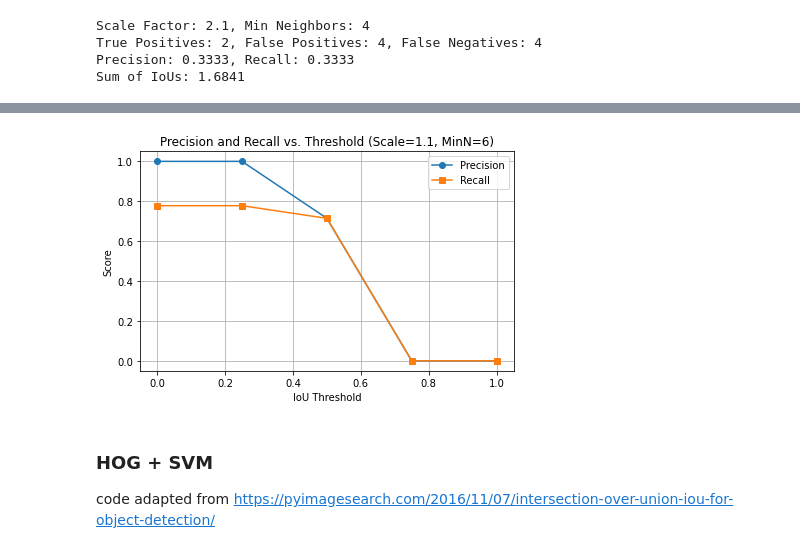
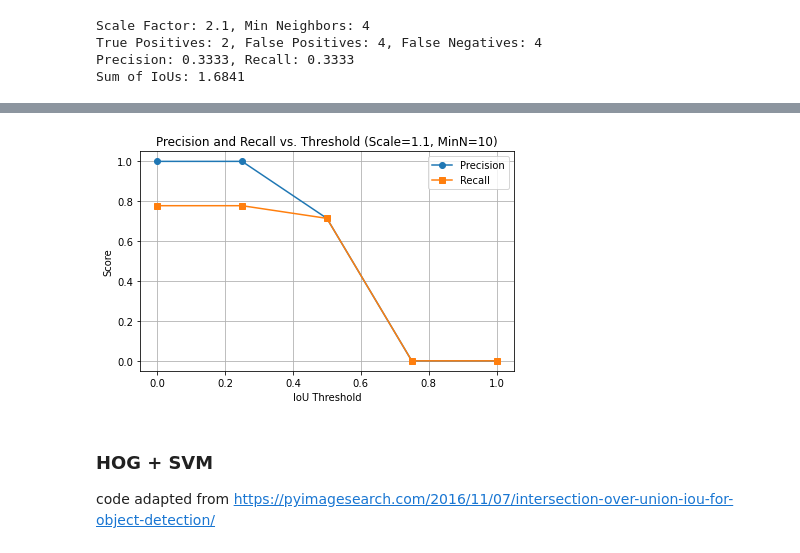
Before and after one commit to suxxmjz/encm-509-final-project, a Jupyter notebook: face_detection.ipynb, the cells around one changed output, grey strips where cells are left out. Cells and saved outputs as stored; diff of their text form; code cells hidden in the pictures.

```diff
--- a/face_detection.ipynb
+++ b/face_detection.ipynb
@@ -691,31 +691,31 @@ Precision: 0.0000, Recall: 0.0000
 # %%
 thresholds_6 = [0, 0.25, 0.50, 0.75, 1.0]
 precisions_6 = []
 recalls_6 = []
 
 for threshold_6 in thresholds_6:
     TP_6, FP_6, FN_6 = calc_metrics_from_iou_threshold(threshold_6, df_results_6['IoU'])
 
     precision_6 = TP_6 / (TP_6 + FP_6) if (TP_6 + FP_6) else 0
     recall_6 = TP_6 / (TP_6 + FN_6) if (TP_6 + FN_6) else 0
 
     precisions_6.append(precision_6)
     recalls_6.append(recall_6)
 
 # Plotting precision and recall vs threshold
 plt.figure(figsize=(6, 4))
 plt.plot(thresholds_6, precisions_6, marker='o', label='Precision')
 plt.plot(thresholds_6, recalls_6, marker='s', label='Recall')
 
 plt.xlabel("IoU Threshold")
 plt.ylabel("Score")
-plt.title("Precision and Recall vs. Threshold (Scale=1.1, MinN=6)")
+plt.title("Precision and Recall vs. Threshold (Scale=1.1, MinN=10)")
 plt.legend()
 plt.grid(True)
 plt.tight_layout()
 plt.show()
 # %% [output]
-[figure, old version]
+[figure, new version]
 # %% [markdown]
 ### HOG + SVM
 
```
Also changed, not shown: parts of 4 cells of this notebook.
